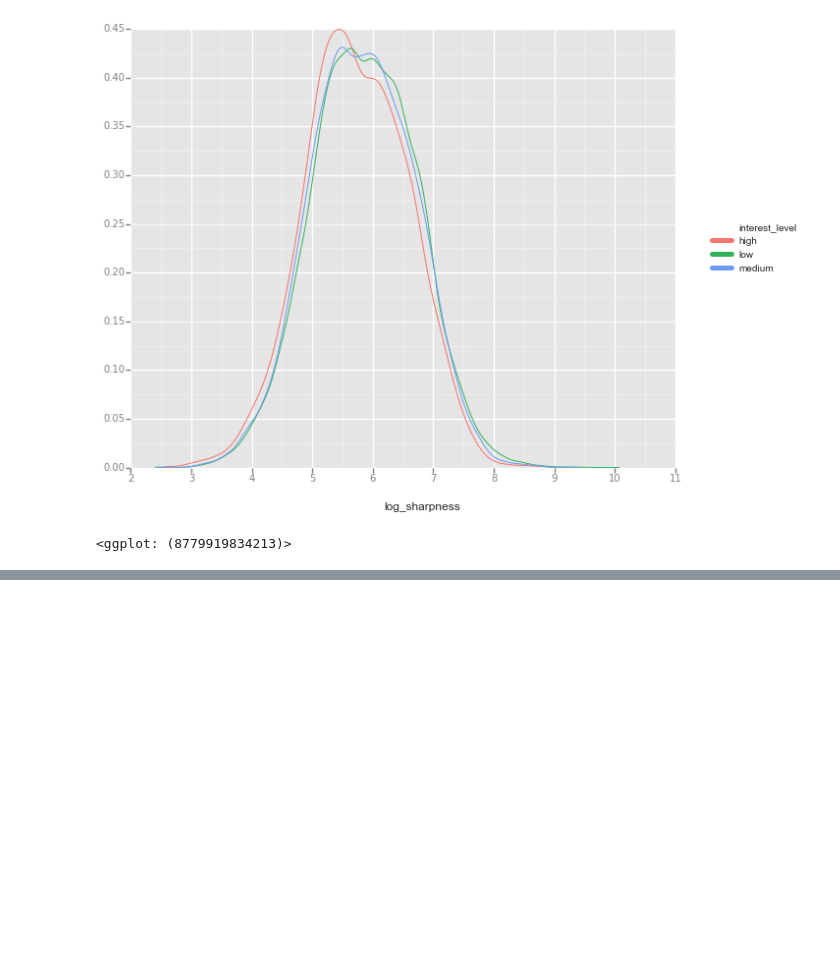
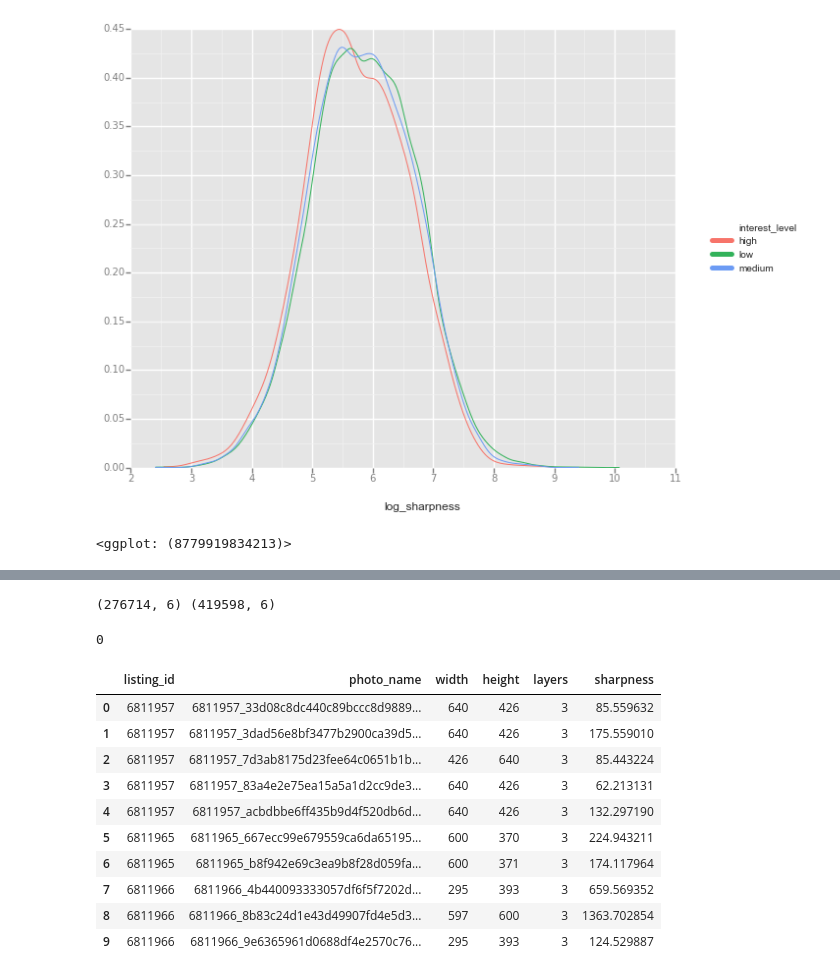
Before and after one commit to domingos86/renthop-kaggle, a Jupyter notebook: photo_analysis.ipynb, the cells around one changed output, grey strips where cells are left out. Saved outputs shown, nothing was run; the diff lists cells and outputs as text; code cells hidden in the pictures; blank space fills up the shorter version.

Commit message:
Include photo stats (untested)

```diff
--- a/photo_analysis.ipynb
+++ b/photo_analysis.ipynb
@@ -626,0 +629,7 @@ ggplot(aes(x = 'log_sharpness', color = 'interest_level'), data = images_train_b
+# %%
+images_sharpness = pd.read_csv('data/images_sharpness.csv')
+# %%
+train = pd.read_json('data/train.json')
+test = pd.read_json('data/test.json')
+# %%
+images_train = images_sharpness.merge(train[['listing_id']], how = 'inner', on = 'listing_id')
@@ -626,0 +638,22 @@ ggplot(aes(x = 'log_sharpness', color = 'interest_level'), data = images_train_b
+# %%
+print images_train.shape, images_test.shape
+# %% [output]
+(276714, 6) (419598, 6)
+# %%
+images_sharpness.shape[0] - images_train.shape[0] - images_test.shape[0]
+# %% [output]
+0
+# %%
+images_train.head(10)
+# %% [output]
+|  | listing_id | photo_name | width | height | layers | sharpness |
+| 0 | 6811957 | 6811957_33d08c8dc440c89bccc8d9889... | 640 | 426 | 3 | 85.559632 |
+| 1 | 6811957 | 6811957_3dad56e8bf3477b2900ca39d5... | 640 | 426 | 3 | 175.559010 |
+| 2 | 6811957 | 6811957_7d3ab8175d23fee64c0651b1b... | 426 | 640 | 3 | 85.443224 |
+| 3 | 6811957 | 6811957_83a4e2e75ea15a5a1d2cc9de3... | 640 | 426 | 3 | 62.213131 |
+| 4 | 6811957 | 6811957_acbdbbe6ff435b9d4f520db6d... | 640 | 426 | 3 | 132.297190 |
+| 5 | 6811965 | 6811965_667ecc99e679559ca6da65195... | 600 | 370 | 3 | 224.943211 |
+| 6 | 6811965 | 6811965_b8f942e69c3ea9b8f28d059fa... | 600 | 371 | 3 | 174.117964 |
+| 7 | 6811966 | 6811966_4b440093333057df6f5f7202d... | 295 | 393 | 3 | 659.569352 |
+| 8 | 6811966 | 6811966_8b83c24d1e43d49907fd4e5d3... | 597 | 600 | 3 | 1363.702854 |
+| 9 | 6811966 | 6811966_9e6365961d0688df4e2570c76... | 295 | 393 | 3 | 124.529887 |
```
Also changed, not shown: parts of 3 cells of this notebook, 4 other files.
